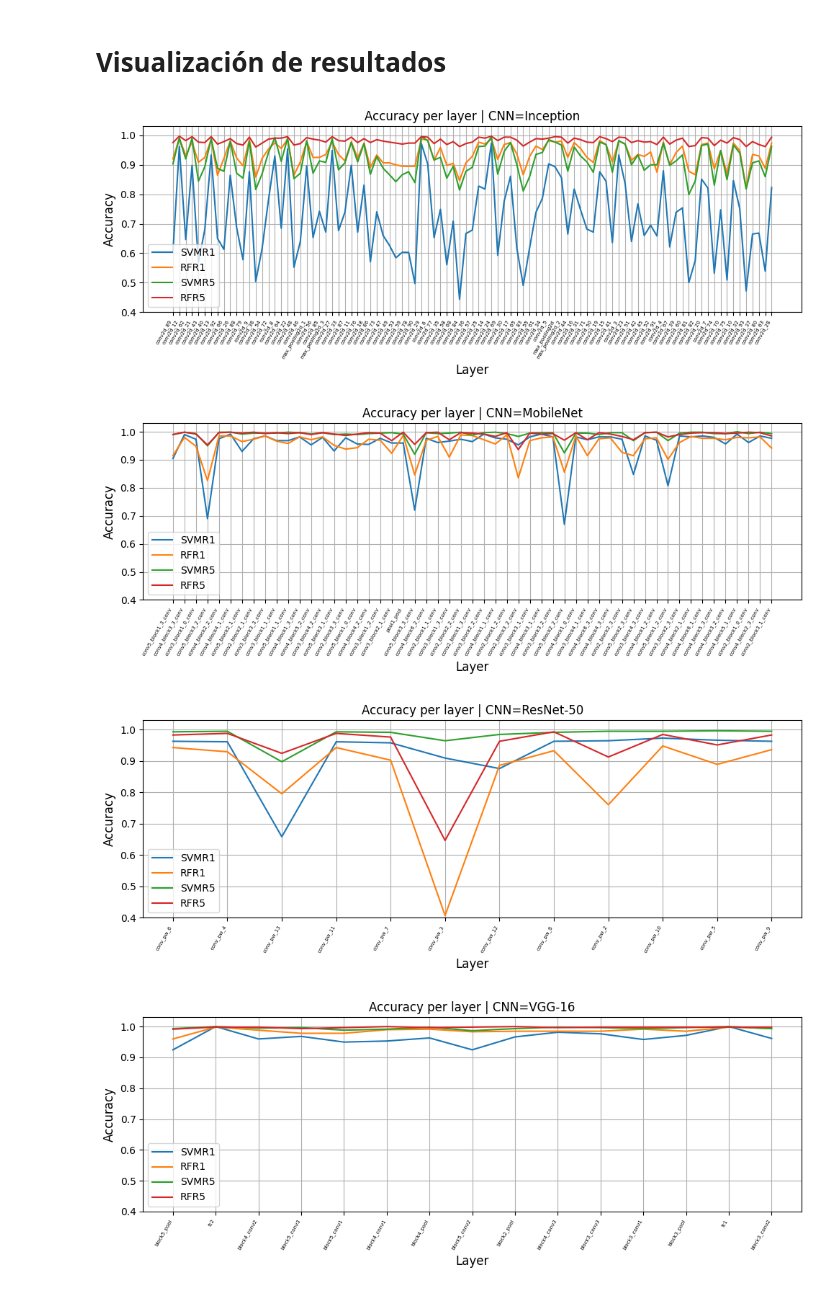
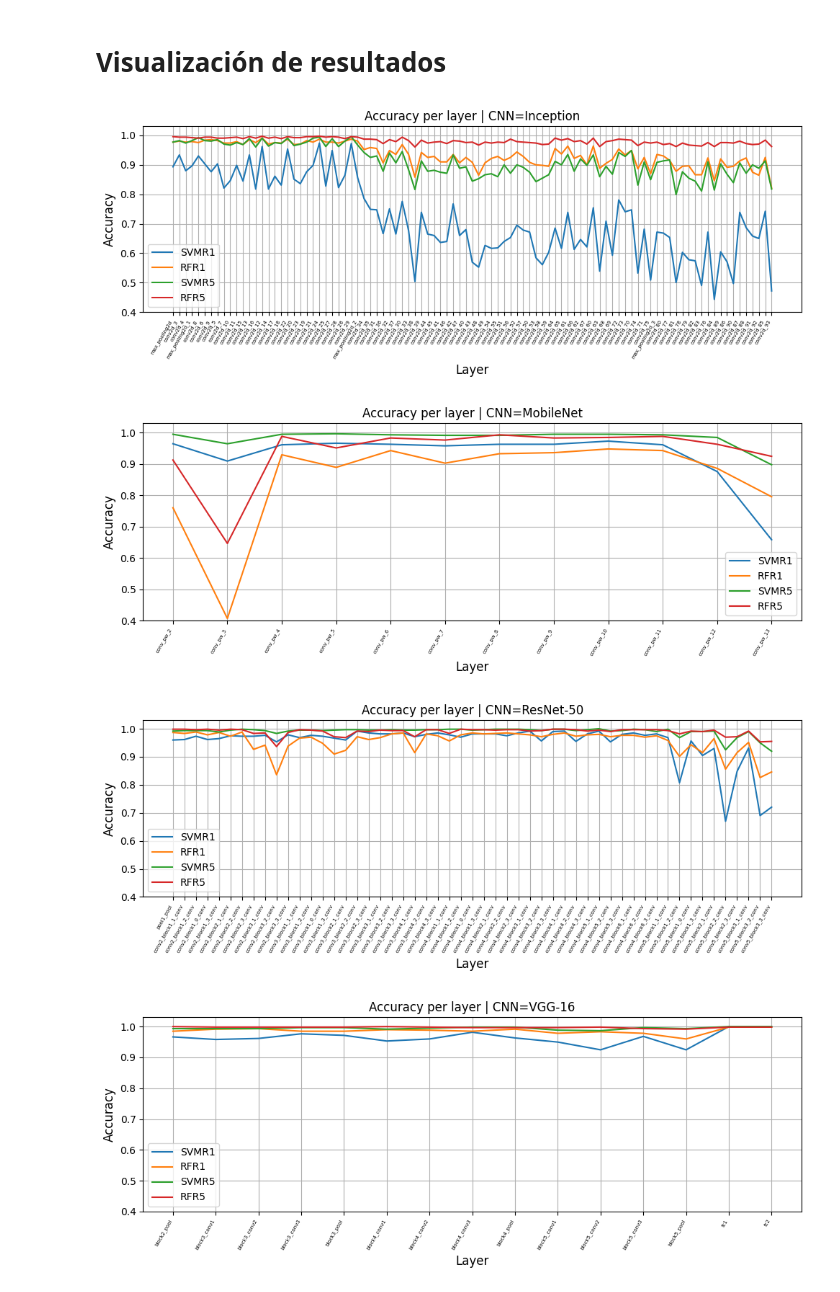
Before and after one commit to rorrocatalam/EL7007_Project, a Jupyter notebook: code/test.ipynb, the cells around one changed output. Saved outputs shown, nothing was run; the diff lists cells and outputs as text; code cells hidden in the pictures.

```diff
--- a/code/test.ipynb
+++ b/code/test.ipynb
@@ -216,61 +216,105 @@ Layer conv_pw_9: 98.32% Accuracy Rank5
 # %% [markdown]
 # Visualización de resultados
 # %%
+import os
+import csv
+import matplotlib.pyplot as plt
+from feature_extractor import *
+
 res_path   = '../results'
 res5_path = '../results5'
+
 model_names = ['Inception', 'MobileNet', 'ResNet-50', 'VGG-16']
 csv_svm  = [file for file in os.listdir(f'{res_path}/svm') if file.endswith('.csv')]
 csv_rf   = [file for file in os.listdir(f'{res_path}/rf') if file.endswith('.csv')]
 csv_svm5  = [file for file in os.listdir(f'{res5_path}/svm') if file.endswith('.csv')]
 csv_rf5   = [file for file in os.listdir(f'{res5_path}/rf') if file.endswith('.csv')]
+
+inception_layer_names = []
+for layer in model_inception.layers:
+        if isinstance(layer, (layers.Conv2D, layers.MaxPooling2D, layers.Dense)):
+            inception_layer_names.append(layer.name)
+mobilenet_layer_names = []
+for layer in model_mobilenet.layers:
+        if isinstance(layer, (layers.Conv2D, layers.MaxPooling2D, layers.Dense)):
+            mobilenet_layer_names.append(layer.name)
+resnet50_layer_names = []
+for layer in model_resnet50.layers:
+        if isinstance(layer, (layers.Conv2D, layers.MaxPooling2D, layers.Dense)):
+            resnet50_layer_names.append(layer.name)
+            vgg16_layer_names = []
+for layer in model_vgg16.layers:
+        if isinstance(layer, (layers.Conv2D, layers.MaxPooling2D, layers.Dense)):
+            vgg16_layer_names.append(layer.name)
+sorted_layers = [inception_layer_names, mobilenet_layer_names, resnet50_layer_names, vgg16_layer_names]
+
 for i in range(len(model_names)):
     csv_svm_file =  f'{res_path}/svm/{csv_svm[i]}'
     csv_rf_file  =  f'{res_path}/rf/{csv_svm[i]}'
     csv5_svm_file =  f'{res5_path}/svm/{csv_svm[i]}'
     csv5_rf_file  =  f'{res5_path}/rf/{csv_svm[i]}'
+
     layer_names    = []
     accuracies_svm = []
     accuracies_rf  = []
     accuracies5_svm = []
     accuracies5_rf  = []
+
     with open(csv_svm_file, "r") as file:
         reader = csv.reader(file)
         for row in reader:
             layer_names.append(row[0])
             accuracies_svm.append(float(row[1]))
     with open(csv_rf_file, "r") as file:
         reader = csv.reader(file)
         for row in reader:
             accuracies_rf.append(float(row[1]))
     with open(csv5_svm_file, "r") as file:
         reader = csv.reader(file)
         for row in reader:
             accuracies5_svm.append(float(row[1]))
     with open(csv5_rf_file, "r") as file:
         reader = csv.reader(file)
         for row in reader:
             accuracies5_rf.append(float(row[1]))
+
+    model_layer_names = sorted_layers[i]
+    model_layer_names = [layer for layer in model_layer_names if layer in layer_names]
+
+    layer_accuracy_map_svm  = {layer: acc for layer, acc in zip(layer_names, accuracies_svm)}
+    layer_accuracy_map_rf   = {layer: acc for layer, acc in zip(layer_names, accuracies_rf)}
+    layer_accuracy5_map_svm = {layer: acc for layer, acc in zip(layer_names, accuracies5_svm)}
+    layer_accuracy5_map_rf  = {layer: acc for layer, acc in zip(layer_names, accuracies5_rf)}
+
+    sorted_accuracies_svm  = [layer_accuracy_map_svm[layer] for layer in model_layer_names if layer in layer_accuracy_map_svm]
+    sorted_accuracies_rf   = [layer_accuracy_map_rf[layer] for layer in model_layer_names if layer in layer_accuracy_map_rf]
+    sorted_accuracies5_svm = [layer_accuracy5_map_svm[layer] for layer in model_layer_names if layer in layer_accuracy5_map_svm]
+    sorted_accuracies5_rf  = [layer_accuracy5_map_rf[layer] for layer in model_layer_names if layer in layer_accuracy5_map_rf]
+
+
+
+
     x = range(len(layer_names))
 
     plt.figure(figsize=(10, 4))
     # plt.bar([p - width/2 for p in x], accuracies_svm, width=width, label="SVM")
     # plt.bar([p + width/2 for p in x], accuracies_rf, width=width, label="RF")
-    plt.plot(x, accuracies_svm, label='SVMR1')
-    plt.plot(x, accuracies_rf, label='RFR1')
-    plt.plot(x, accuracies5_svm, label='SVMR5')
-    plt.plot(x, accuracies5_rf, label='RFR5')
+    plt.plot(x, sorted_accuracies_svm, label='SVMR1')
+    plt.plot(x, sorted_accuracies_rf, label='RFR1')
+    plt.plot(x, sorted_accuracies5_svm, label='SVMR5')
+    plt.plot(x, sorted_accuracies5_rf, label='RFR5')
     plt.ylim(0.4,1.03)
     plt.xlabel("Layer", fontsize=12)
     plt.ylabel("Accuracy", fontsize=12)
     plt.title(f"Accuracy per layer | CNN={model_names[i]}")
-    plt.xticks(ticks=x, labels=layer_names, rotation=60, ha='right', fontsize=5)
+    plt.xticks(ticks=x, labels=model_layer_names, rotation=60, ha='right', fontsize=5)
     plt.tight_layout()
     plt.grid('True')
     plt.legend()
     plt.show()
     print()
 # %% [output]
-[figure, old version]
+[figure, new version]
-[figure, old version]
+[figure, new version]
-[figure, old version]
+[figure, new version]
-[figure, old version]
+[figure, new version]
```
Also changed, not shown: parts of 2 cells of this notebook.
